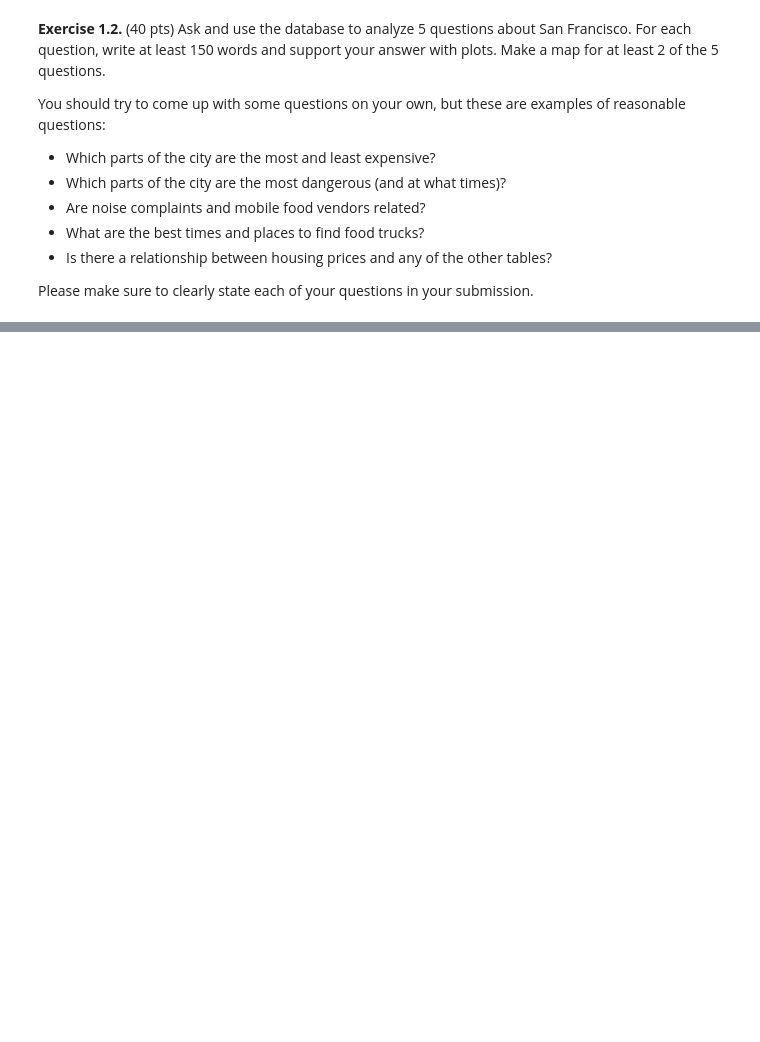
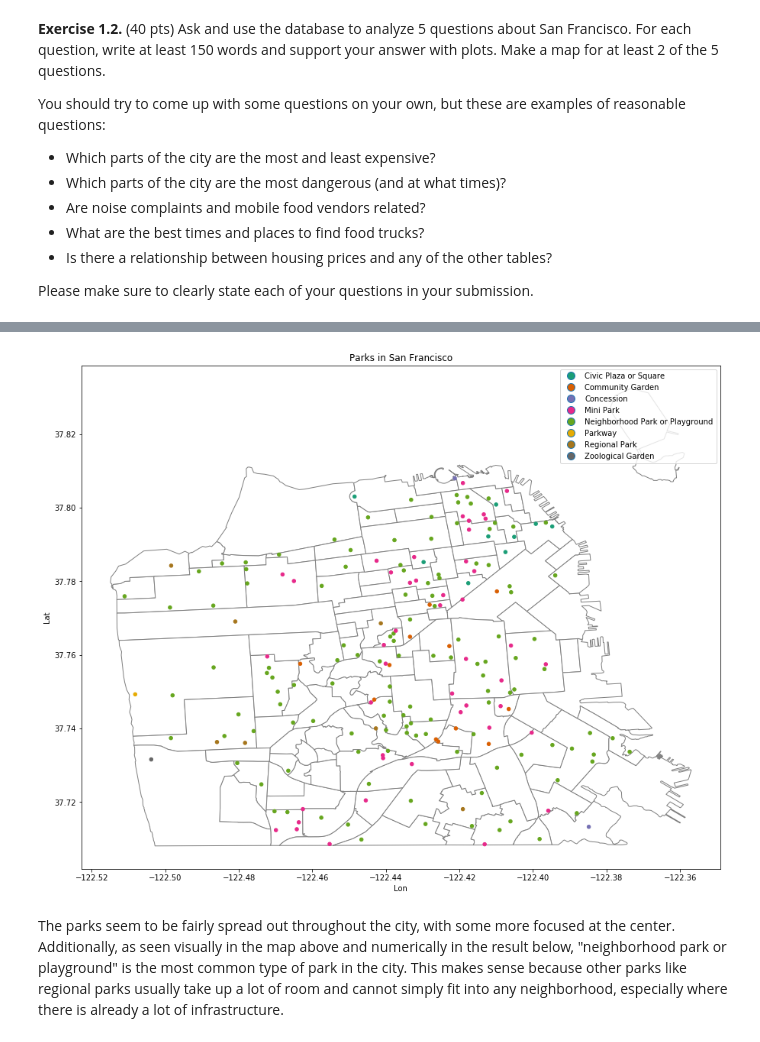
Before and after one commit to mimibohr/sta141b-hw5, a Jupyter notebook: hw5.ipynb, the cells around one changed output, grey strips where cells are left out. Cells and saved outputs as stored; diff of their text form; code cells hidden in the pictures; blank space fills up the shorter version.

```diff
--- a/hw5.ipynb
+++ b/hw5.ipynb
@@ -58,0 +289,4 @@ Please make sure to clearly state each of your questions in your submission.
+# %%
+# sf neighborhoods shapefile
+neighborhoods = gpd.read_file("SF Find Neighborhoods/geo_export_1054a485-db4e-4a9c-be4d-016de9205737.shp")
+neighborhoods.head()
@@ -58,0 +300,10 @@ Please make sure to clearly state each of your questions in your submission.
+# %%
+# read parks table from database
+parks = pd.read_sql("""SELECT * FROM parks ORDER BY Lat""", db)
+# remove rows with NaN in Latitude column
+parks = parks[parks.Lat.isna() == False]
+# limit entries to those in San Francisco neighborhoods
+parks = parks[parks.Lon < -122]
+parks = parks[parks.Lat > 37.65]
+# view beginning of parks
+parks.head()
@@ -58,0 +317,7 @@ Please make sure to clearly state each of your questions in your submission.
+# %%
+# make point for each park's latitude/longitude
+lnglat = [geom.Point(x) for x in zip(parks.Lon, parks.Lat)]
+# %%
+# make a geopandas dataframe from parks with lnglat as geometry
+parks = gpd.GeoDataFrame(parks, geometry = lnglat)
+parks.head()
@@ -58,0 +331,11 @@ Please make sure to clearly state each of your questions in your submission.
+# %%
+# plot parks with neighborhoods drawn in
+ax = neighborhoods.plot(color = "white", edgecolor = "gray", figsize = (15,15))
+parks.plot(ax = ax, column = 'Type', cmap = 'Dark2', markersize = 20, legend = True)
+ax.set(title = "Parks in San Francisco", xlabel = "Lon", ylabel = "Lat")
+
+plt.show()
+# %% [output]
+[figure, added]
+# %% [markdown]
+The parks seem to be fairly spread out throughout the city, with some more focused at the center. Additionally, as seen visually in the map above and numerically in the result below, "neighborhood park or playground" is the most common type of park in the city. This makes sense because other parks like regional parks usually take up a lot of room and cannot simply fit into any neighborhood, especially where there is already a lot of infrastructure.
```
Also changed, not shown: parts of 85 cells of this notebook.
